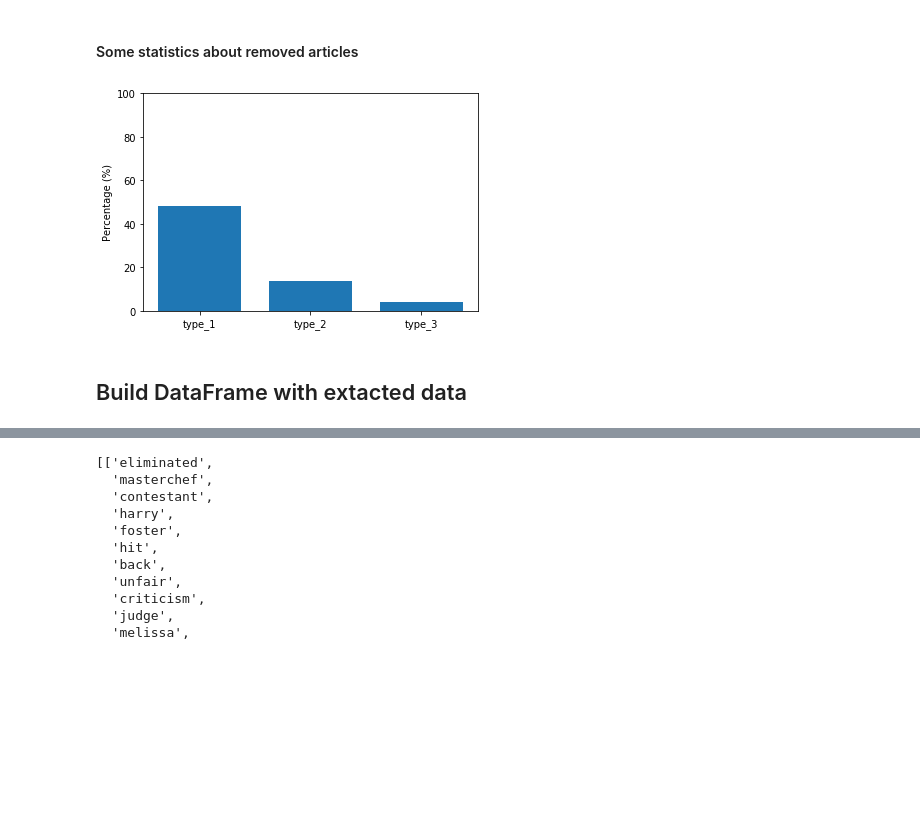
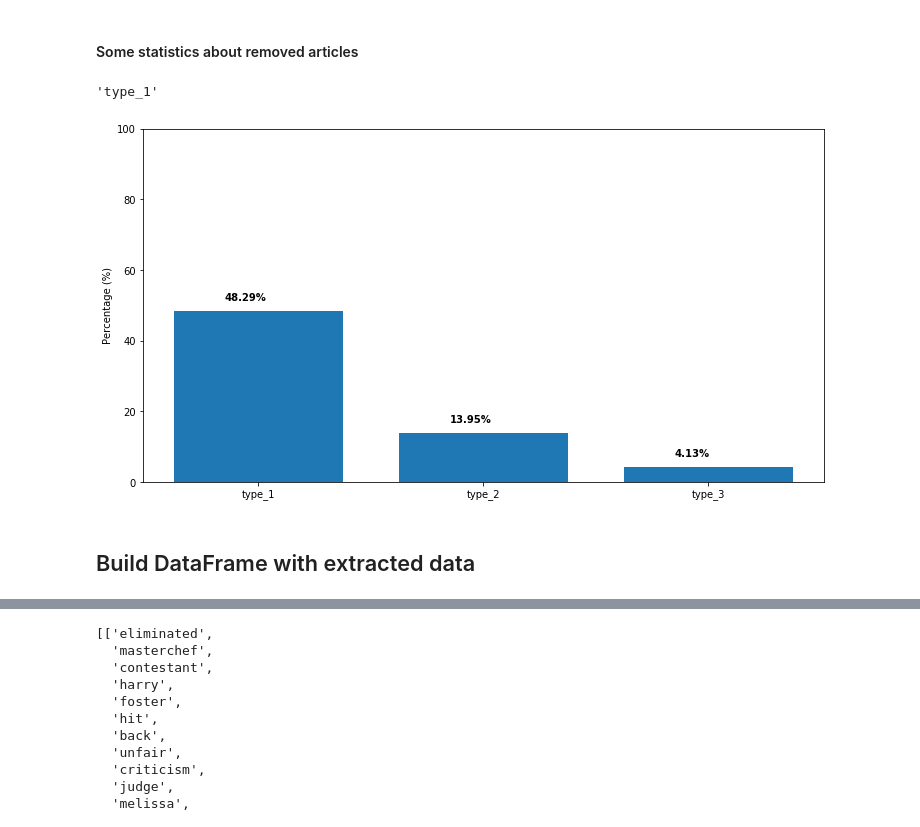
Before and after one commit to clemTJ/Company-Information-PSAT, a Jupyter notebook: Article_Labeling_Clem.ipynb, the cells around one changed output, grey strips where cells are left out. Saved outputs shown, nothing was run; the diff lists cells and outputs as text; code cells hidden in the pictures; blank space fills up the shorter version.

```diff
--- a/Article_Labeling_Clem.ipynb
+++ b/Article_Labeling_Clem.ipynb
@@ -85,16 +97,24 @@ total = len(raw_json_data)
 type_1 = round(len([line for line in raw_json_data if len(str(line.get('full-text')))<=min_article_size]) / total * 100, 2)
 type_2 = round(len([line for line in raw_json_data if 'Article `download()` failed' in str(line.get('full-text'))]) / total * 100, 2)
 type_3 = round(len([line for line in raw_json_data if 'Please enable cookies' in str(line.get('full-text'))]) / total * 100, 2)
+# %%
+perc = {'type_1': type_1, 'type_2': type_2, 'type_3': type_3}
+
+list(perc.keys())[0]
+# %% [output]
+'type_1'
 # %%
 # Plot removed articles
 perc = {'type_1': type_1, 'type_2': type_2, 'type_3': type_3}
+plt.figure(figsize=(12.2, 6.5))
 plt.bar(perc.keys(), perc.values(), width=0.75)
 plt.ylim([0,100])
 plt.ylabel('Percentage (%)')
-for i, v in enum
+for i, v in enumerate(perc.values()):
+    plt.text(i - .15, v + 3, str(v) + '%', fontweight='bold')
 plt.show()
 # %% [output]
-[figure, old version]
+[figure, new version]
 # %% [markdown]
-## Build DataFrame with extacted data
+## Build DataFrame with extracted data
 # %%
```
Also changed, not shown: parts of 24 cells of this notebook.
